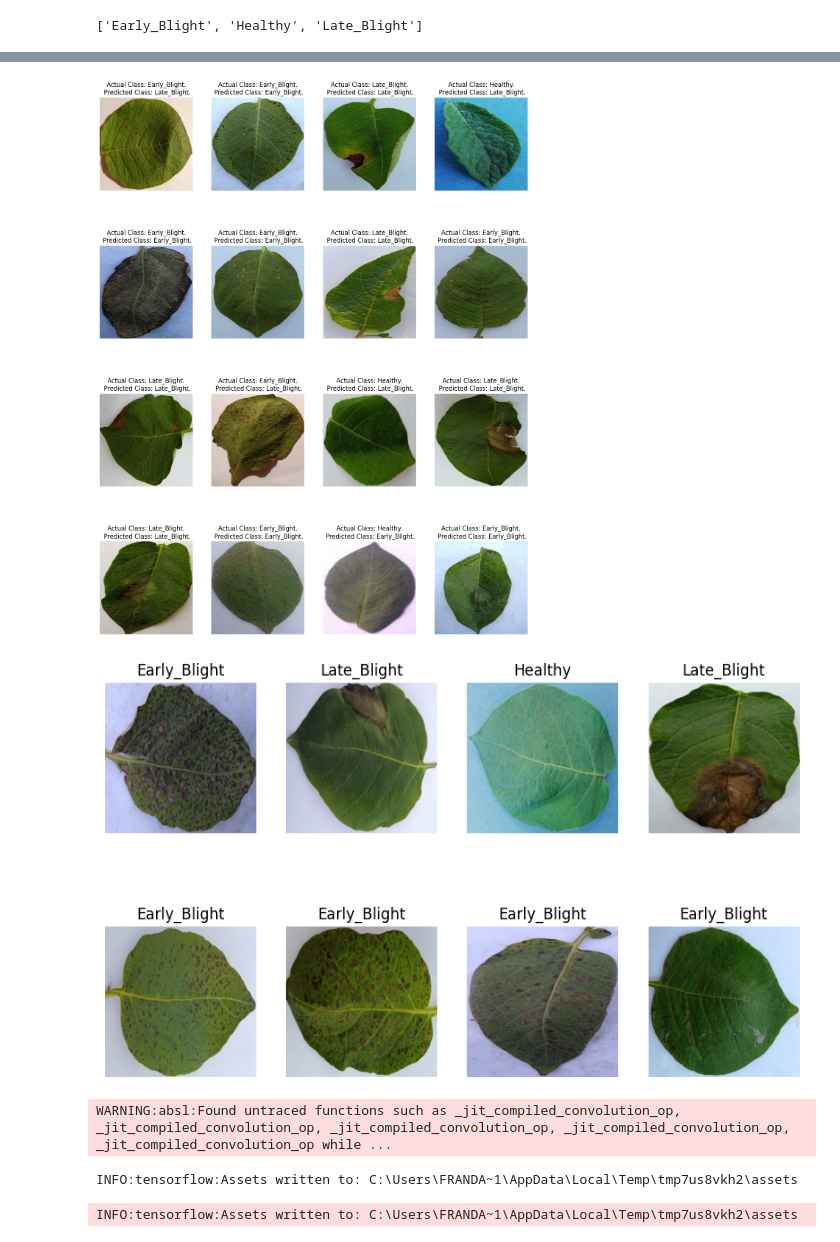
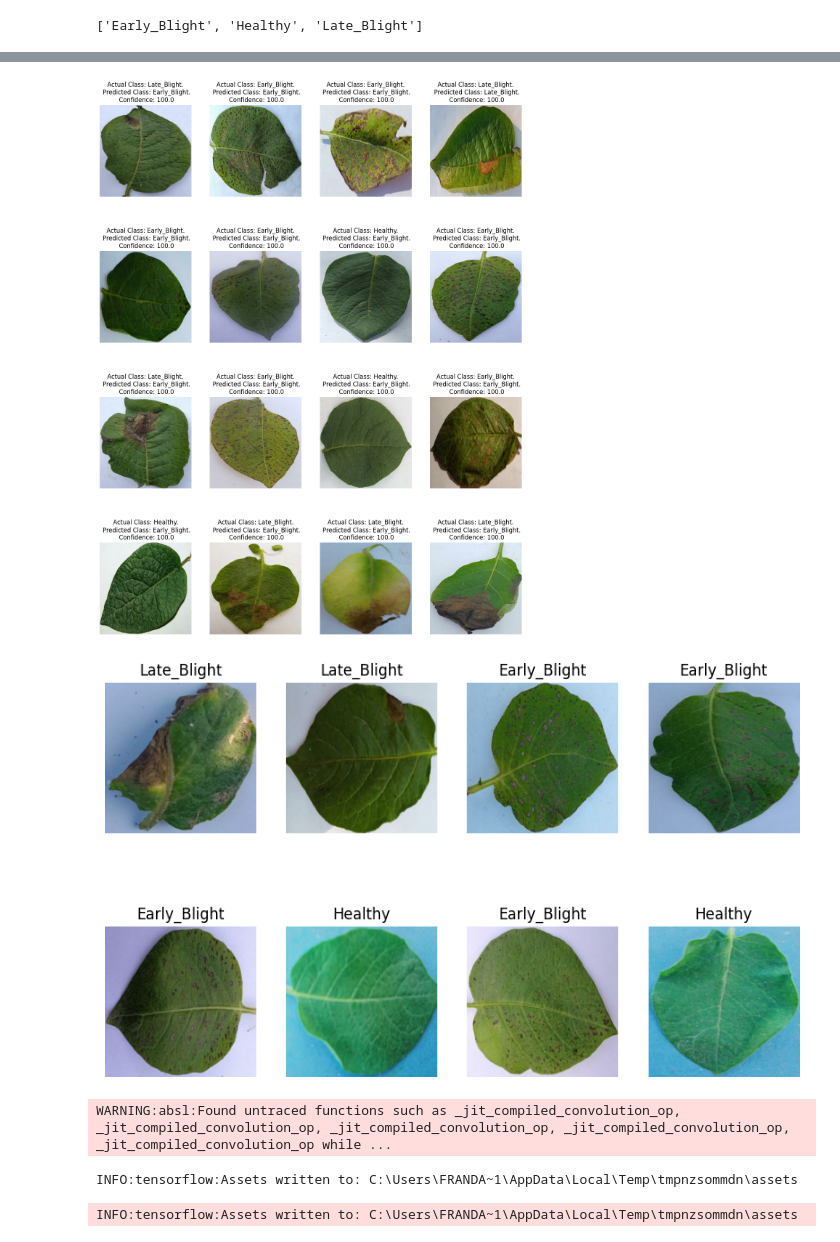
Before and after one commit to Slovox/capstone, a Jupyter notebook: iPlant.ipynb, the cells around one changed output, grey strips where cells are left out. Cells and saved outputs as stored; diff of their text form; code cells hidden in the pictures.

```diff
--- a/iPlant.ipynb
+++ b/iPlant.ipynb
@@ -33,7 +33,7 @@ train_generator = train_datagen.flow_from_directory(
     'Training',
     shuffle = True,
     target_size = (IMAGE_SIZE, IMAGE_SIZE),
-    batch_size = 128,
+    batch_size = 64,
     class_mode = 'categorical'
 )
 
@@ -91,13 +91,12 @@ for image_batch, labels_batch in validation_generator:
 (32, 256, 256, 3)
 (32, 3)
 # %%
-#input_shape = (BATCH_SIZE,IMAGE_SIZE,IMAGE_SIZE,3)
-n_classes = 3
+input_shape = (IMAGE_SIZE,IMAGE_SIZE,3)
 
 model = tf.keras.models.Sequential([
     # Note the input shape is the desired size of the image 256*256 with 3 bytes color
     # This is the first convolution
-    tf.keras.layers.Conv2D(16, (3,3), activation='relu', input_shape=(256, 256, 3)),
+    tf.keras.layers.Conv2D(16, (3,3), activation='relu', input_shape = input_shape),
     tf.keras.layers.MaxPooling2D(2, 2),
     # The second convolution
     tf.keras.layers.Conv2D(32, (3,3), activation='relu'),
@@ -111,10 +110,13 @@ model = tf.keras.models.Sequential([
     # The fifth convolution
     tf.keras.layers.Conv2D(64, (3,3), activation='relu'),
     tf.keras.layers.MaxPooling2D(2,2),
+    # The sixth convolution
+    tf.keras.layers.Conv2D(64, (3,3), activation='relu'),
+    tf.keras.layers.MaxPooling2D(2,2),
     # Flatten the results to feed into a DNN
     tf.keras.layers.Flatten(),
-    # 256 neuron hidden layer
-    tf.keras.layers.Dense(256, activation='relu'),
+    # 128 neuron hidden layer
+    tf.keras.layers.Dense(128, activation='relu'),
     # 3 output neuron.
     tf.keras.layers.Dense(3, activation='softmax')
 ])
@@ -140,18 +142,18 @@ Non-trainable params: 0
 _________________________________________________________________
 # %%
 model.compile(loss = 'categorical_crossentropy',
-              optimizer = 'rmsprop',
+              optimizer = 'adam',
               metrics = ['accuracy'])
 # %%
 EPOCHS = 50
 
 history = model.fit(
       train_generator,
-      steps_per_epoch = 8,
+      steps_per_epoch = 10,
       epochs = EPOCHS,
       verbose = 1,
       validation_data = validation_generator,
-      validation_steps = 8
+      validation_steps = 10
 )
 # %% [output]
 Epoch 1/50
@@ -221,6 +230,6 @@ for image_batch,label_batch in test_dataset.take(1):
         plt.imshow(image_batch[i].numpy().astype("uint8"))
         pred_class,confidence = predict(model,image_batch[i].numpy());
         actual_class = classes[label_batch[i]]
-        plt.title(f"Actual Class: {actual_class}.\n Predicted Class: {pred_class}.")
+        plt.title(f"Actual Class: {actual_class}.\n Predicted Class: {pred_class}.\n Confidence: {confidence}")
         plt.axis("off")
 # %% [output]
@@ -243,4 +252,4 @@ for image_batch,label_batch in test_dataset.take(1):
-[figure, old version]
+[figure, new version]
 # %%
 plt.figure(figsize=(10,10))
 for image_batch,label_batch in test_dataset.take(1):
@@ -250,17 +259,17 @@ for image_batch,label_batch in test_dataset.take(1):
         plt.title(classes[label_batch[i]])
         plt.axis("off")
 # %% [output]
-[figure, old version]
+[figure, new version]
 # %%
 # Convert the model.
 converter = tf.lite.TFLiteConverter.from_keras_model(model)
 tflite_model = converter.convert()
 
 # Save the model.
-with open('model.tflite', 'wb') as f:
+with open('model2.tflite', 'wb') as f:
     f.write(tflite_model)
 # %% [output]
 WARNING:absl:Found untraced functions such as _jit_compiled_convolution_op, _jit_compiled_convolution_op, _jit_compiled_convolution_op, _jit_compiled_convolution_op, _jit_compiled_convolution_op while ...
-INFO:tensorflow:Assets written to: C:\Users\FRANDA~1\AppData\Local\Temp\tmp7us8vkh2\assets
+INFO:tensorflow:Assets written to: C:\Users\FRANDA~1\AppData\Local\Temp\tmpnzsommdn\assets
-INFO:tensorflow:Assets written to: C:\Users\FRANDA~1\AppData\Local\Temp\tmp7us8vkh2\assets
+INFO:tensorflow:Assets written to: C:\Users\FRANDA~1\AppData\Local\Temp\tmpnzsommdn\assets
 # %%
```
Also changed, not shown: parts of 12 cells of this notebook, 7 other files.
